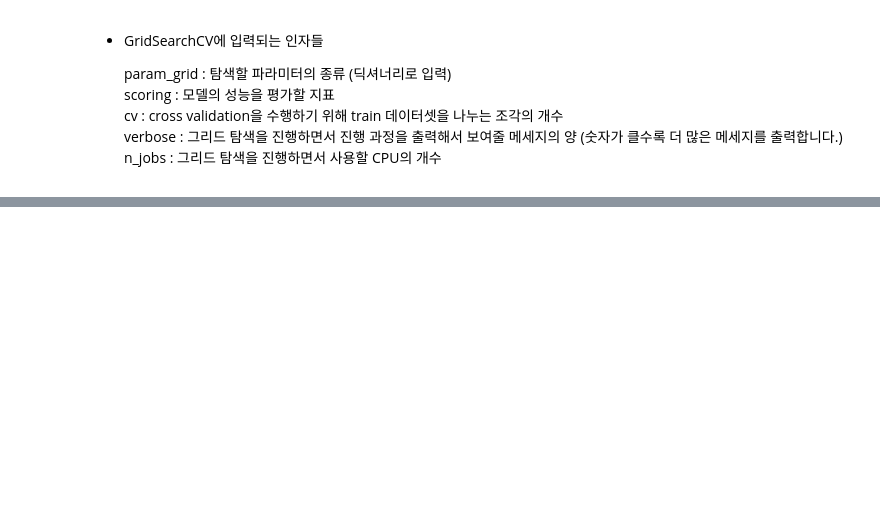
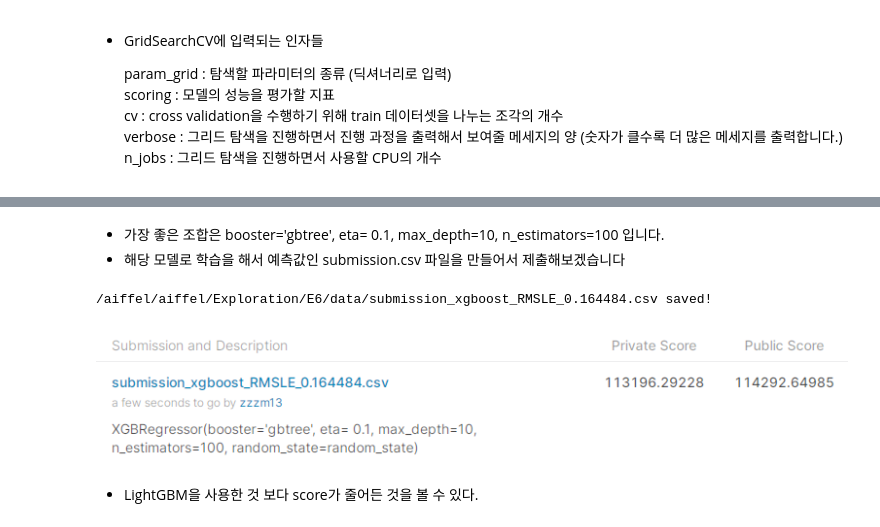
Before and after one commit to seungmiya13/LMS-Exploration, a Jupyter notebook: E6/kaggle_kakr_housing.ipynb, the cells around one changed output, grey strips where cells are left out. Cells and saved outputs as stored; diff of their text form; code cells hidden in the pictures; blank space fills up the shorter version.

```diff
--- a/E6/kaggle_kakr_housing.ipynb
+++ b/E6/kaggle_kakr_housing.ipynb
@@ -616,0 +805,14 @@ save_submission(model, train, y, test, 'lgbm', rmsle='0.0168')
+# %% [markdown]
+- 가장 좋은 조합은 booster='gbtree', eta= 0.1, max_depth=10, n_estimators=100 입니다.
+- 해당 모델로 학습을 해서 예측값인 submission.csv 파일을 만들어서 제출해보겠습니다
+# %%
+xgboost = XGBRegressor(booster='gbtree', eta= 0.1, max_depth=10, n_estimators=100, random_state=random_state)
+save_submission(xgboost, x_train, y_train, x_test, 'xgboost', rmsle='0.164484')
+# %% [output]
+/aiffel/aiffel/Exploration/E6/data/submission_xgboost_RMSLE_0.164484.csv saved!
+# %%
+Image(join(img_dir, 'xgboost_0.164484.PNG'))
+# %% [output]
+[figure, added]
+# %% [markdown]
+- LightGBM을 사용한 것 보다 score가 줄어든 것을 볼 수 있다.
```
Also changed, not shown: parts of 123 cells of this notebook, 23 other files.
